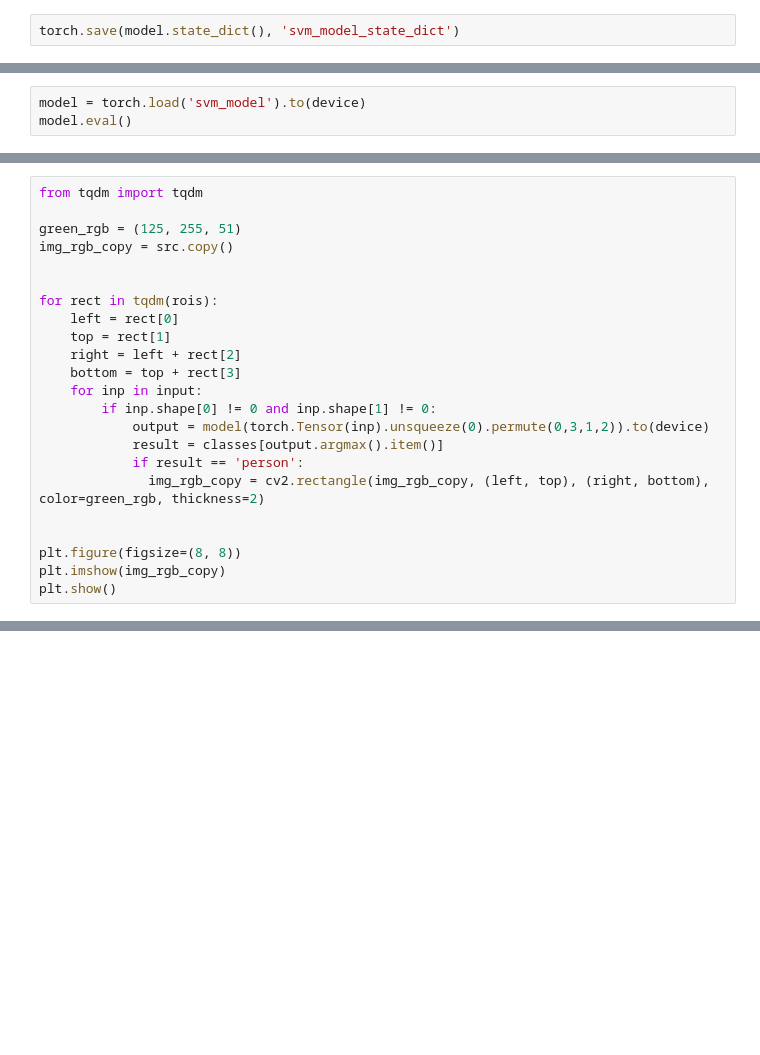
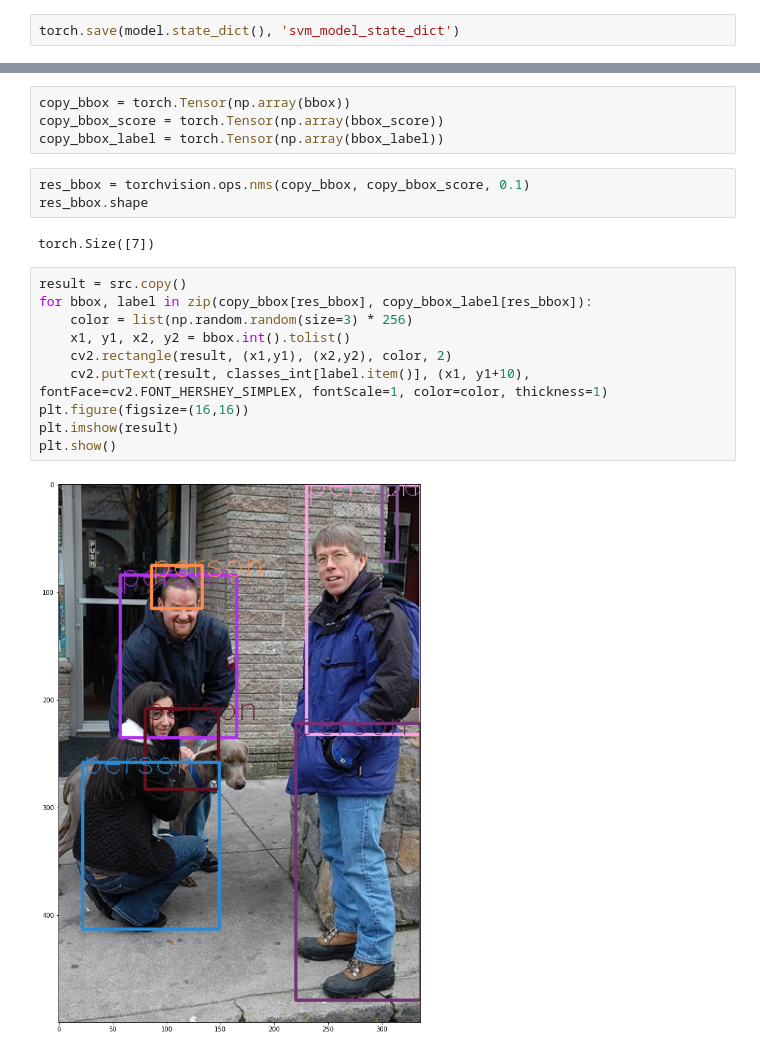
Before and after one commit to ByungOhKo/ML_DL, a Jupyter notebook: Object_Detection/RCNN/rcnn.ipynb, the cells around one changed output, grey strips where cells are left out. Cells and saved outputs as stored; diff of their text form; blank space fills up the shorter version.

Commit message:
RCNN_without_BboxRegressor

```diff
--- a/Object_Detection/RCNN/rcnn.ipynb
+++ b/Object_Detection/RCNN/rcnn.ipynb
@@ -368,3 +487,0 @@ plt.show()
-# %%
-model = torch.load('svm_model').to(device)
-model.eval()
@@ -373,23 +487,0 @@ NameError: name 'device' is not defined
-# %%
-from tqdm import tqdm
-
-green_rgb = (125, 255, 51)
-img_rgb_copy = src.copy()
-
-
-for rect in tqdm(rois):
-    left = rect[0]
-    top = rect[1]
-    right = left + rect[2]
-    bottom = top + rect[3]
-    for inp in input:
-        if inp.shape[0] != 0 and inp.shape[1] != 0:
-            output = model(torch.Tensor(inp).unsqueeze(0).permute(0,3,1,2)).to(device)
-            result = classes[output.argmax().item()]
-            if result == 'person':
-              img_rgb_copy = cv2.rectangle(img_rgb_copy, (left, top), (right, bottom), color=green_rgb, thickness=2)
-
-
-plt.figure(figsize=(8, 8))
-plt.imshow(img_rgb_copy)
-plt.show()
@@ -397,0 +530,21 @@ KeyboardInterrupt:
+# %%
+copy_bbox = torch.Tensor(np.array(bbox))
+copy_bbox_score = torch.Tensor(np.array(bbox_score))
+copy_bbox_label = torch.Tensor(np.array(bbox_label))
+# %%
+res_bbox = torchvision.ops.nms(copy_bbox, copy_bbox_score, 0.1)
+res_bbox.shape
+# %% [output]
+torch.Size([7])
+# %%
+result = src.copy()
+for bbox, label in zip(copy_bbox[res_bbox], copy_bbox_label[res_bbox]):
+    color = list(np.random.random(size=3) * 256)
+    x1, y1, x2, y2 = bbox.int().tolist()
+    cv2.rectangle(result, (x1,y1), (x2,y2), color, 2)
+    cv2.putText(result, classes_int[label.item()], (x1, y1+10), fontFace=cv2.FONT_HERSHEY_SIMPLEX, fontScale=1, color=color, thickness=1)
+plt.figure(figsize=(16,16))
+plt.imshow(result)
+plt.show()
+# %% [output]
+[figure, added]
```
Also changed, not shown: parts of 25 cells of this notebook.
